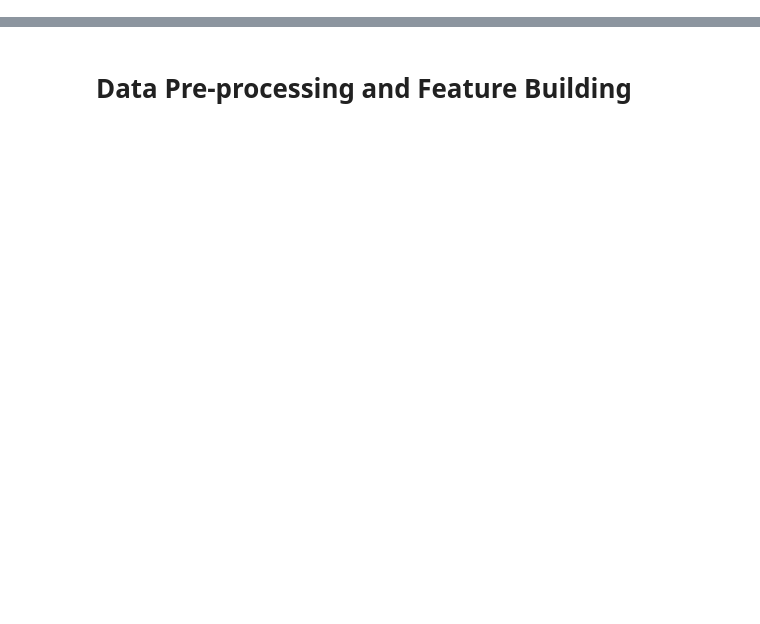
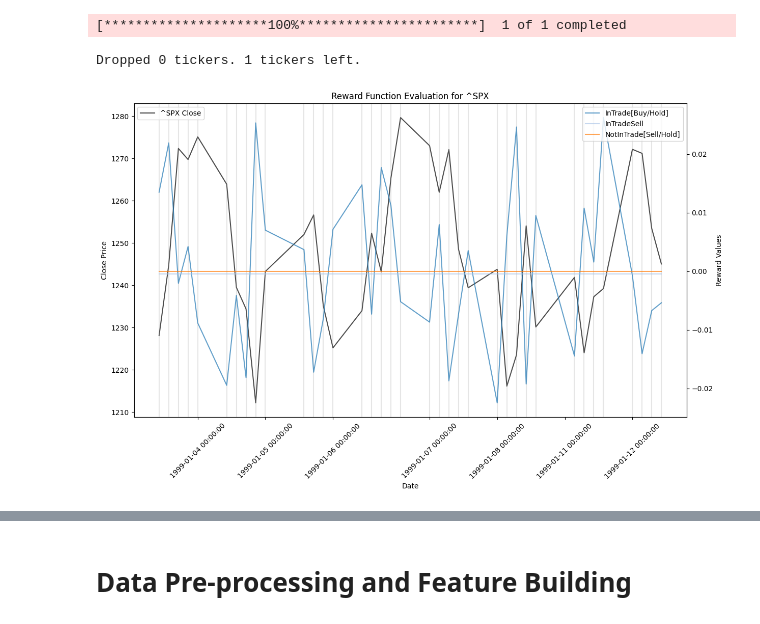
Before and after one commit to shh1v/ReinforceTrader, a Jupyter notebook: ReinforceTrader.ipynb, the cells around one changed output, grey strips where cells are left out. Cells and saved outputs as stored; diff of their text form; code cells hidden in the pictures; blank space fills up the shorter version.

Commit message:
Implement demo code to execute reward evaluation

```diff
--- a/ReinforceTrader.ipynb
+++ b/ReinforceTrader.ipynb
@@ -20 +23,8 @@ def display_df(df, rows=10):
 To enable the following instructions: AVX2 FMA, in other operations, rebuild TensorFlow with the appropriate compiler flags.
+# %%
+# Init the RL agent and DQN Model
+window_size = 26
+agent = RLAgent(window_size=window_size, num_features=(3, 8))
+
+rewards = evaluate_reward_function(ticker='^SPX', start_date='1999-01-01', end_date='1999-03-01', reward_fn=agent.calculate_reward)
+# %% [output]
@@ -20,0 +34,3 @@ To enable the following instructions: AVX2 FMA, in other operations, rebuild Ten
+[*********************100%***********************]  1 of 1 completed
+Dropped 0 tickers. 1 tickers left.
+[figure, added]
```
Also changed, not shown: parts of 13 cells of this notebook.
